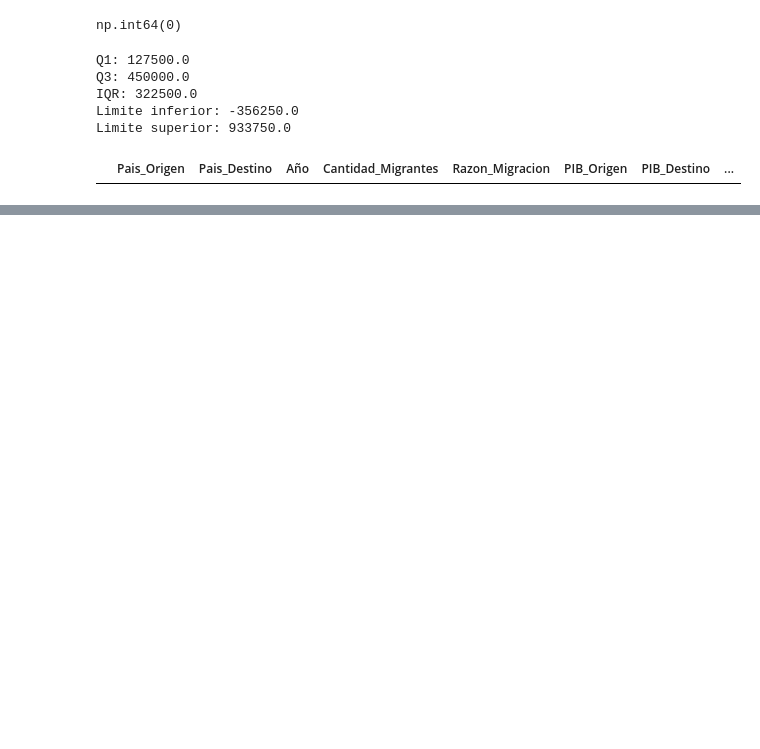
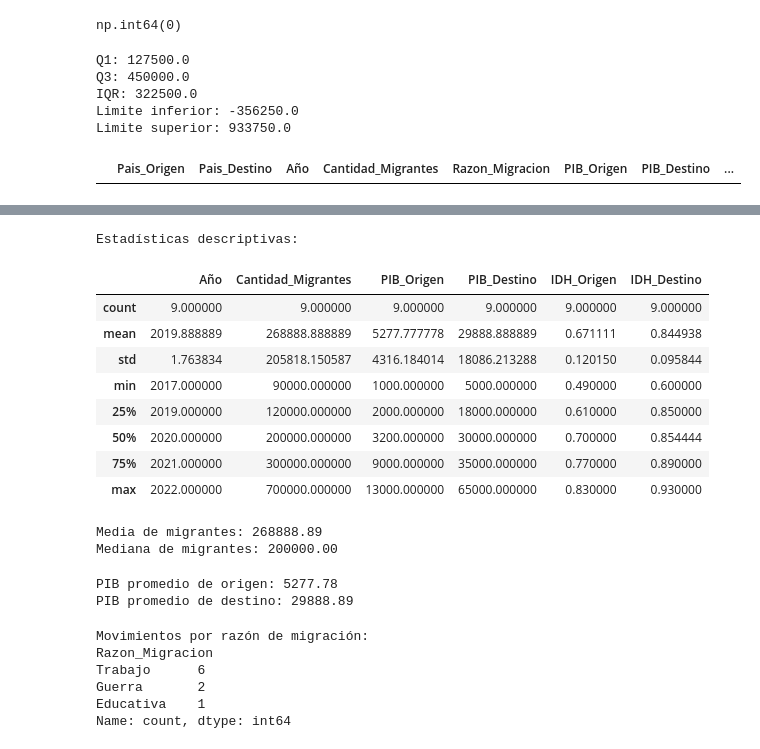
Before and after one commit to AenimaLabs/CienciaDatos0067, a Jupyter notebook: Evaluacion_Final_M3.ipynb, the cells around one changed output, grey strips where cells are left out. Drawn from its saved outputs; the diff is of its cells as text; code cells hidden in the pictures; blank space fills up the shorter version.

```diff
--- a/Evaluacion_Final_M3.ipynb
+++ b/Evaluacion_Final_M3.ipynb
@@ -369,0 +432,44 @@ migracion_limpia
+# %%
+# Estadísticas descriptivas
+print("\nEstadísticas descriptivas:")
+migracion_limpia.describe()
+# %% [output]
+Estadísticas descriptivas:
+|  | Año | Cantidad_Migrantes | PIB_Origen | PIB_Destino | IDH_Origen | IDH_Destino |
+| count | 9.000000 | 9.000000 | 9.000000 | 9.000000 | 9.000000 | 9.000000 |
+| mean | 2019.888889 | 268888.888889 | 5277.777778 | 29888.888889 | 0.671111 | 0.844938 |
+| std | 1.763834 | 205818.150587 | 4316.184014 | 18086.213288 | 0.120150 | 0.095844 |
+| min | 2017.000000 | 90000.000000 | 1000.000000 | 5000.000000 | 0.490000 | 0.600000 |
+| 25% | 2019.000000 | 120000.000000 | 2000.000000 | 18000.000000 | 0.610000 | 0.850000 |
+| 50% | 2020.000000 | 200000.000000 | 3200.000000 | 30000.000000 | 0.700000 | 0.854444 |
+| 75% | 2021.000000 | 300000.000000 | 9000.000000 | 35000.000000 | 0.770000 | 0.890000 |
+| max | 2022.000000 | 700000.000000 | 13000.000000 | 65000.000000 | 0.830000 | 0.930000 |
+# %%
+# Media y mediana de migrantes
+media_migrantes = migracion_limpia['Cantidad_Migrantes'].mean()
+mediana_migrantes = migracion_limpia['Cantidad_Migrantes'].median()
+print(f"\nMedia de migrantes: {media_migrantes:.2f}")
+print(f"Mediana de migrantes: {mediana_migrantes:.2f}")
+# %% [output]
+Media de migrantes: 268888.89
+Mediana de migrantes: 200000.00
+# %%
+# PIB promedio de países de origen y destino
+pib_promedio_origen = migracion_limpia['PIB_Origen'].mean()
+pib_promedio_destino = migracion_limpia['PIB_Destino'].mean()
+print(f"PIB promedio de origen: {pib_promedio_origen:.2f}")
+print(f"PIB promedio de destino: {pib_promedio_destino:.2f}")
+# %% [output]
+PIB promedio de origen: 5277.78
+PIB promedio de destino: 29888.89
+# %%
+# Contar movimientos por razón de migración
+print("\nMovimientos por razón de migración:")
+print(migracion_limpia['Razon_Migracion'].value_counts())
+# %% [output]
+Movimientos por razón de migración:
+Razon_Migracion
+Trabajo      6
+Guerra       2
+Educativa    1
+Name: count, dtype: int64
```
Also changed, not shown: parts of 7 cells of this notebook.
